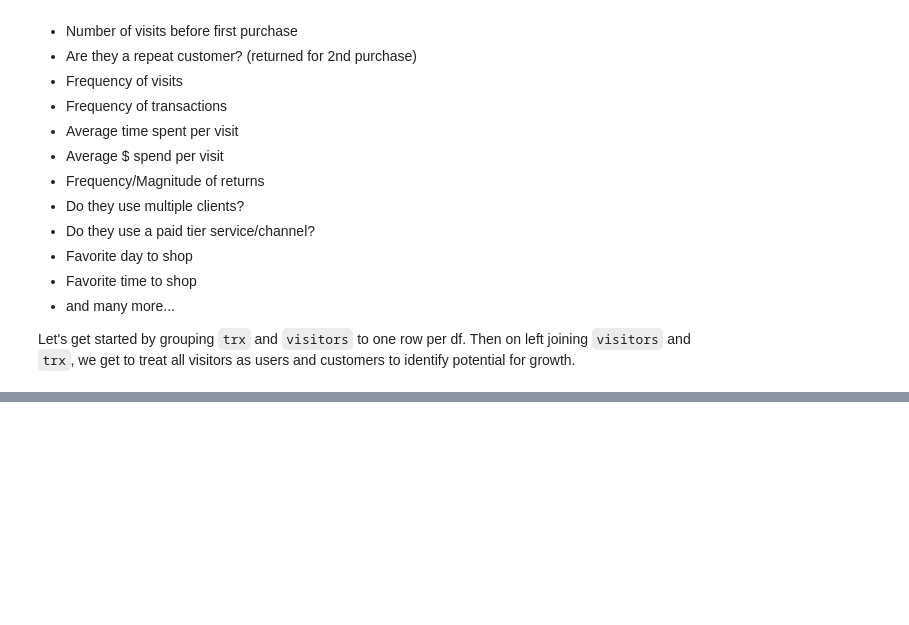
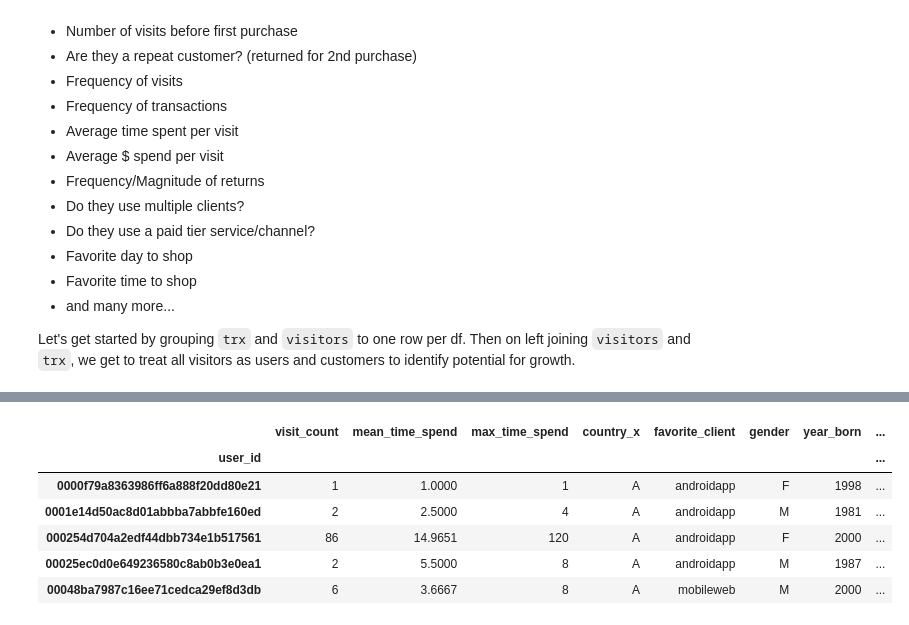
Before and after one commit to NeilBardhan/case-studies, a Jupyter notebook: exploring_sales.ipynb, the cells around one changed output, grey strips where cells are left out. Saved outputs shown, nothing was run; the diff lists cells and outputs as text; code cells hidden in the pictures; blank space fills up the shorter version.

```diff
--- a/exploring_sales.ipynb
+++ b/exploring_sales.ipynb
@@ -501,0 +522,14 @@ dtype: int64
+# %%
+all_users['transaction_count'].fillna(0, inplace=True)
+all_users['mean_spend'].fillna(0, inplace=True)
+all_users['max_spend'].fillna(0, inplace=True)
+all_users['return_count'].fillna(0, inplace=True)
+all_users.head()
+# %% [output]
+|  | visit_count | mean_time_spend | max_time_spend | country_x | favorite_client | gender | year_born | ... |
+| user_id |  |  |  |  |  |  |  | ... |
+| 0000f79a8363986ff6a888f20dd80e21 | 1 | 1.0000 | 1 | A | androidapp | F | 1998 | ... |
+| 0001e14d50ac8d01abbba7abbfe160ed | 2 | 2.5000 | 4 | A | androidapp | M | 1981 | ... |
+| 000254d704a2edf44dbb734e1b517561 | 86 | 14.9651 | 120 | A | androidapp | F | 2000 | ... |
+| 00025ec0d0e649236580c8ab0b3e0ea1 | 2 | 5.5000 | 8 | A | androidapp | M | 1987 | ... |
+| 00048ba7987c16ee71cedca29ef8d3db | 6 | 3.6667 | 8 | A | mobileweb | M | 2000 | ... |
```
Also changed, not shown: parts of 7 cells of this notebook.
